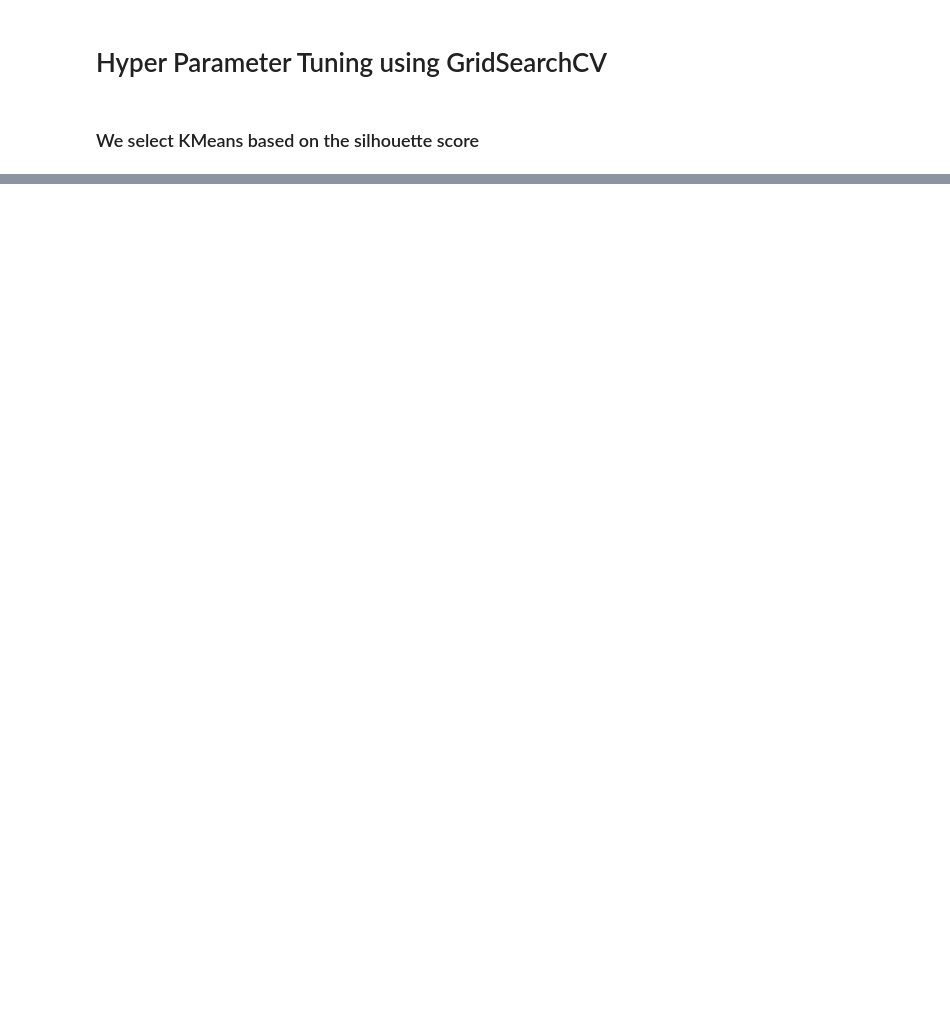
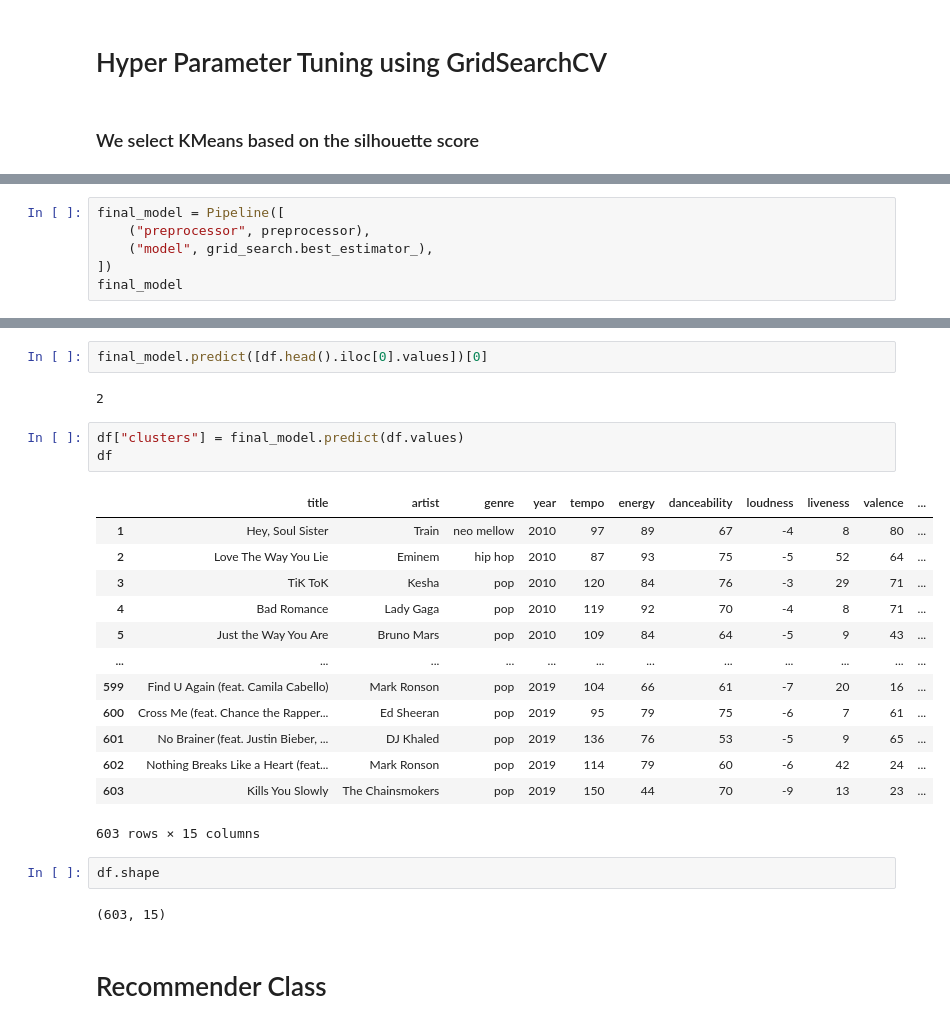
Before and after one commit to cse-vaibhav/Spotify-Song-Recommendation, a Jupyter notebook: notebooks/Model.ipynb, the cells around one changed output, grey strips where cells are left out. Drawn from its saved outputs; the diff is of its cells as text; blank space fills up the shorter version.

Commit message:
Finished the model building script

```diff
--- a/notebooks/Model.ipynb
+++ b/notebooks/Model.ipynb
@@ -140,0 +170,6 @@ grid_search.best_score_
+# %%
+final_model = Pipeline([
+    ("preprocessor", preprocessor),
+    ("model", grid_search.best_estimator_),
+])
+final_model
@@ -140,0 +208,27 @@ grid_search.best_score_
+# %%
+final_model.predict([df.head().iloc[0].values])[0]
+# %% [output]
+2
+# %%
+df["clusters"] = final_model.predict(df.values)
+df
+# %% [output]
+|  | title | artist | genre | year | tempo | energy | danceability | loudness | liveness | valence | ... |
+| 1 | Hey, Soul Sister | Train | neo mellow | 2010 | 97 | 89 | 67 | -4 | 8 | 80 | ... |
+| 2 | Love The Way You Lie | Eminem | hip hop | 2010 | 87 | 93 | 75 | -5 | 52 | 64 | ... |
+| 3 | TiK ToK | Kesha | pop | 2010 | 120 | 84 | 76 | -3 | 29 | 71 | ... |
+| 4 | Bad Romance | Lady Gaga | pop | 2010 | 119 | 92 | 70 | -4 | 8 | 71 | ... |
+| 5 | Just the Way You Are | Bruno Mars | pop | 2010 | 109 | 84 | 64 | -5 | 9 | 43 | ... |
+| ... | ... | ... | ... | ... | ... | ... | ... | ... | ... | ... | ... |
+| 599 | Find U Again (feat. Camila Cabello) | Mark Ronson | pop | 2019 | 104 | 66 | 61 | -7 | 20 | 16 | ... |
+| 600 | Cross Me (feat. Chance the Rapper... | Ed Sheeran | pop | 2019 | 95 | 79 | 75 | -6 | 7 | 61 | ... |
+| 601 | No Brainer (feat. Justin Bieber, ... | DJ Khaled | pop | 2019 | 136 | 76 | 53 | -5 | 9 | 65 | ... |
+| 602 | Nothing Breaks Like a Heart (feat... | Mark Ronson | pop | 2019 | 114 | 79 | 60 | -6 | 42 | 24 | ... |
+| 603 | Kills You Slowly | The Chainsmokers | pop | 2019 | 150 | 44 | 70 | -9 | 13 | 23 | ... |
+603 rows × 15 columns
+# %%
+df.shape
+# %% [output]
+(603, 15)
+# %% [markdown]
+# Recommender Class
```
Also changed, not shown: parts of 15 cells of this notebook, 3 other files.
